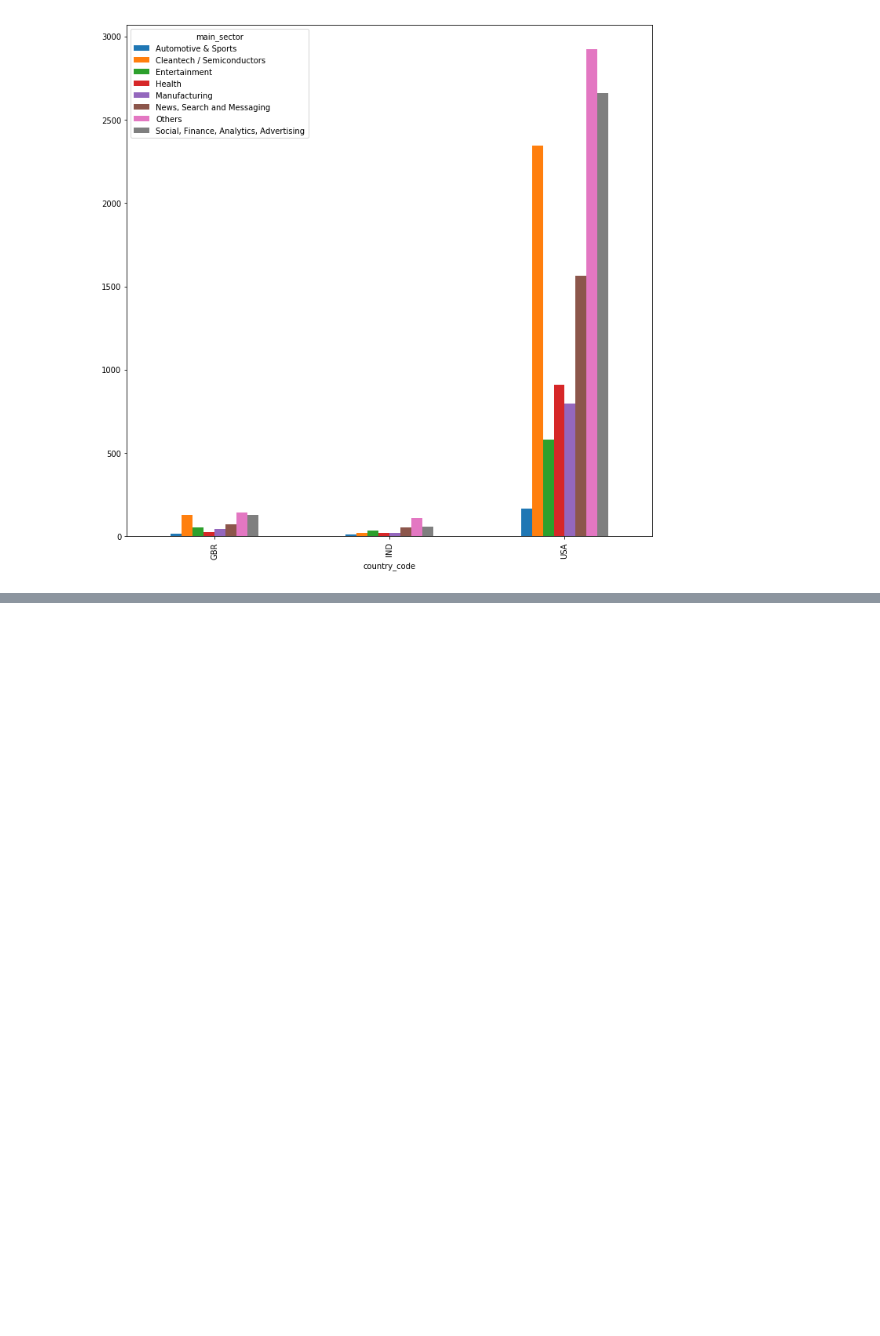
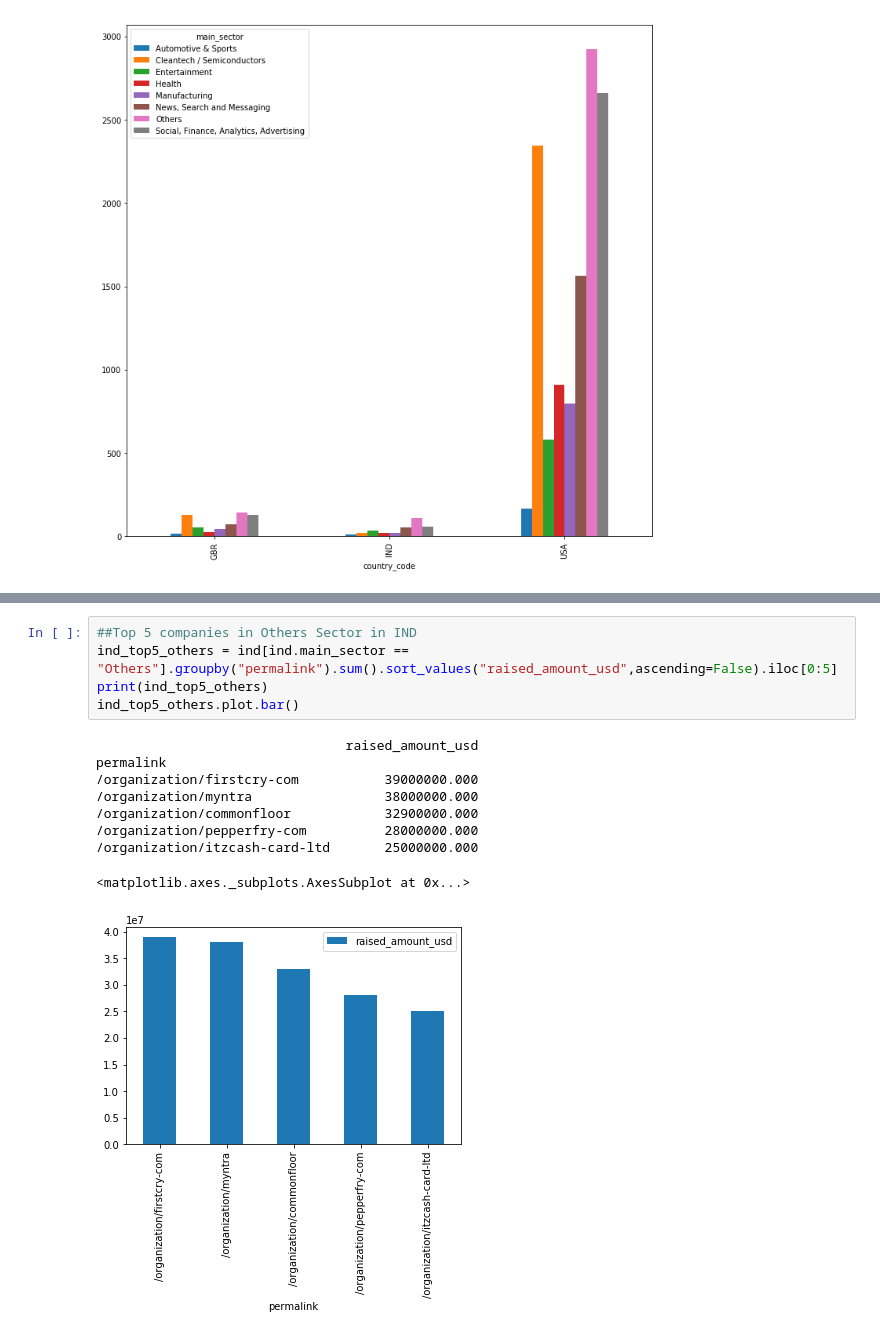
Before and after one commit to sameerg07/EDA_SparkFunds, a Jupyter notebook: EDA-SparkFunds_Assignment.ipynb, the cells around one changed output, grey strips where cells are left out. Cells and saved outputs as stored; diff of their text form; blank space fills up the shorter version.

```diff
--- a/EDA-SparkFunds_Assignment.ipynb
+++ b/EDA-SparkFunds_Assignment.ipynb
@@ -904,0 +829,15 @@ No of companies receiving the highest investment in India for second top sector:
+# %%
+##Top 5 companies in Others Sector in IND
+ind_top5_others = ind[ind.main_sector == "Others"].groupby("permalink").sum().sort_values("raised_amount_usd",ascending=False).iloc[0:5]
+print(ind_top5_others)
+ind_top5_others.plot.bar()
+# %% [output]
+                                raised_amount_usd
+permalink
+/organization/firstcry-com           39000000.000
+/organization/myntra                 38000000.000
+/organization/commonfloor            32900000.000
+/organization/pepperfry-com          28000000.000
+/organization/itzcash-card-ltd       25000000.000
+<matplotlib.axes._subplots.AxesSubplot at 0x...>
+[figure, added]
```
Also changed, not shown: parts of 15 cells of this notebook, 2 other files.
